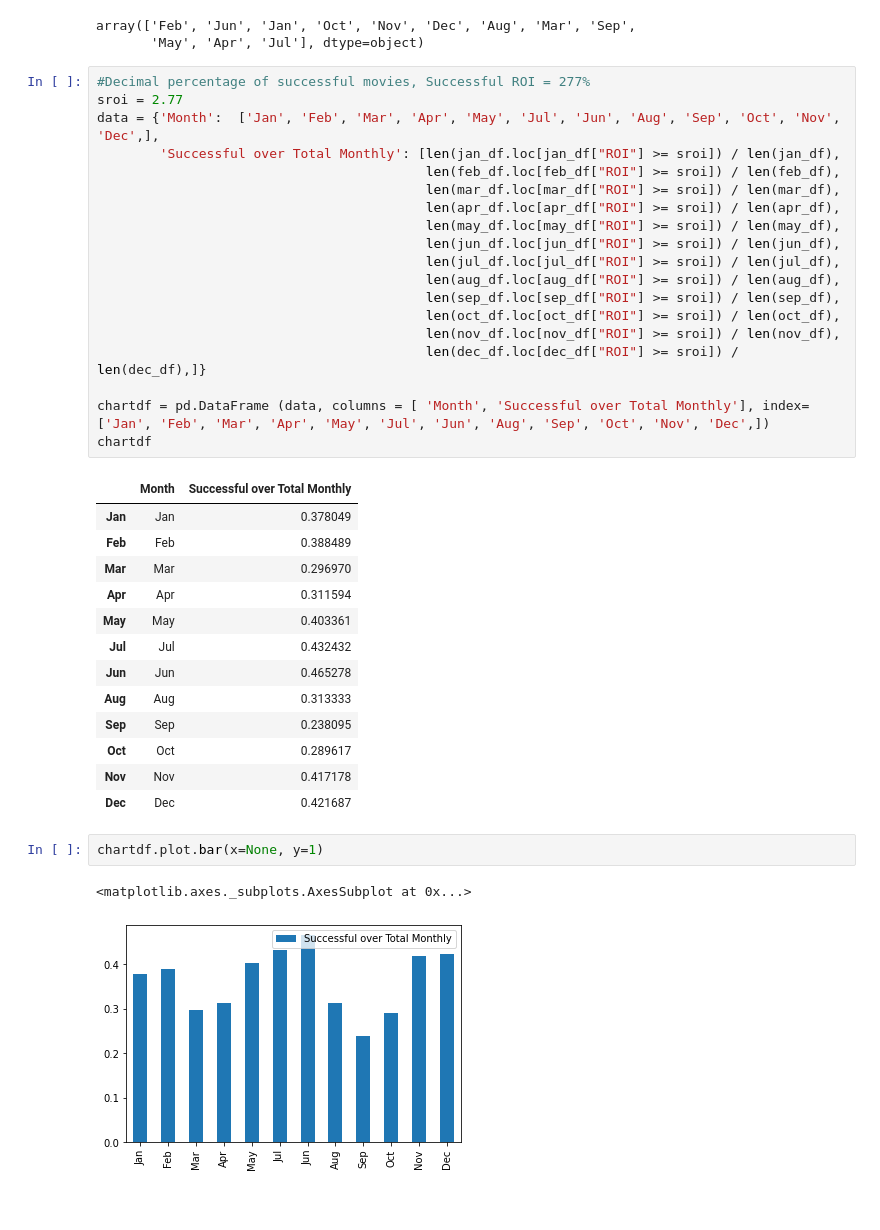
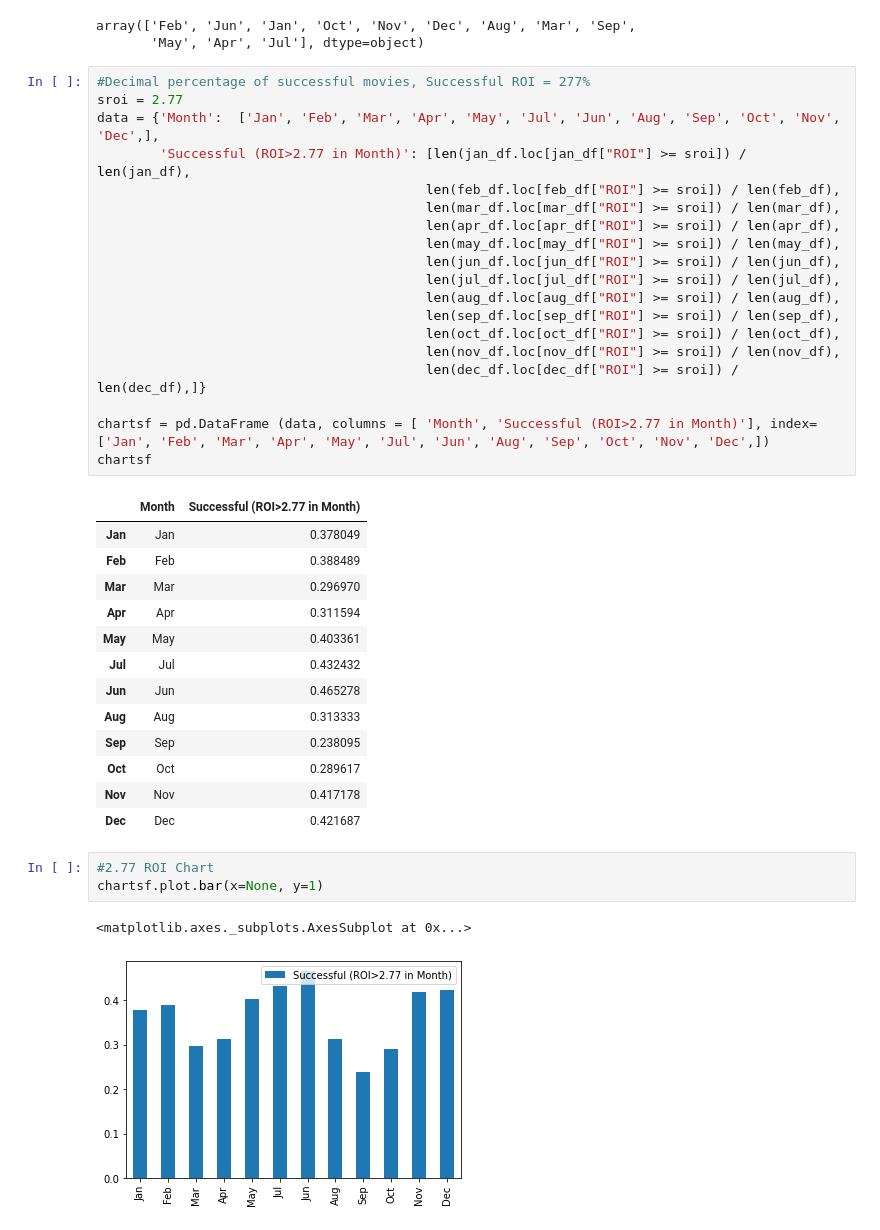
Before and after one commit to cspence001/Boxoffice_Project, a Jupyter notebook: ROI success tests per month.ipynb, the cells around one changed output. Drawn from its saved outputs; the diff is of its cells as text.

```diff
--- a/ROI success tests per month.ipynb
+++ b/ROI success tests per month.ipynb
@@ -129,7 +129,7 @@ array(['Feb', 'Jun', 'Jan', 'Oct', 'Nov', 'Dec', 'Aug', 'Mar', 'Sep',
 #Decimal percentage of successful movies, Successful ROI = 277%
 sroi = 2.77
 data = {'Month':  ['Jan', 'Feb', 'Mar', 'Apr', 'May', 'Jul', 'Jun', 'Aug', 'Sep', 'Oct', 'Nov', 'Dec',],
-        'Successful over Total Monthly': [len(jan_df.loc[jan_df["ROI"] >= sroi]) / len(jan_df),
+        'Successful (ROI>2.77 in Month)': [len(jan_df.loc[jan_df["ROI"] >= sroi]) / len(jan_df),
                                           len(feb_df.loc[feb_df["ROI"] >= sroi]) / len(feb_df),
                                           len(mar_df.loc[mar_df["ROI"] >= sroi]) / len(mar_df),
                                           len(apr_df.loc[apr_df["ROI"] >= sroi]) / len(apr_df),
@@ -142,10 +142,10 @@ data = {'Month':  ['Jan', 'Feb', 'Mar', 'Apr', 'May', 'Jul', 'Jun', 'Aug', 'Sep'
                                           len(nov_df.loc[nov_df["ROI"] >= sroi]) / len(nov_df),
                                           len(dec_df.loc[dec_df["ROI"] >= sroi]) / len(dec_df),]}
 
-chartdf = pd.DataFrame (data, columns = [ 'Month', 'Successful over Total Monthly'], index= ['Jan', 'Feb', 'Mar', 'Apr', 'May', 'Jul', 'Jun', 'Aug', 'Sep', 'Oct', 'Nov', 'Dec',])
-chartdf
+chartsf = pd.DataFrame (data, columns = [ 'Month', 'Successful (ROI>2.77 in Month)'], index= ['Jan', 'Feb', 'Mar', 'Apr', 'May', 'Jul', 'Jun', 'Aug', 'Sep', 'Oct', 'Nov', 'Dec',])
+chartsf
 # %% [output]
-|  | Month | Successful over Total Monthly |
+|  | Month | Successful (ROI>2.77 in Month) |
 | Jan | Jan | 0.378049 |
 | Feb | Feb | 0.388489 |
 | Mar | Mar | 0.296970 |
@@ -159,9 +159,10 @@ chartdf
 | Nov | Nov | 0.417178 |
 | Dec | Dec | 0.421687 |
 # %%
-chartdf.plot.bar(x=None, y=1)
+#2.77 ROI Chart
+chartsf.plot.bar(x=None, y=1)
 # %% [output]
 <matplotlib.axes._subplots.AxesSubplot at 0x...>
-[figure, old version]
+[figure, new version]
 # %%
 #Decimal percentage of successful movies, Successful ROI = 344%
```
Also changed, not shown: parts of 9 cells of this notebook.
